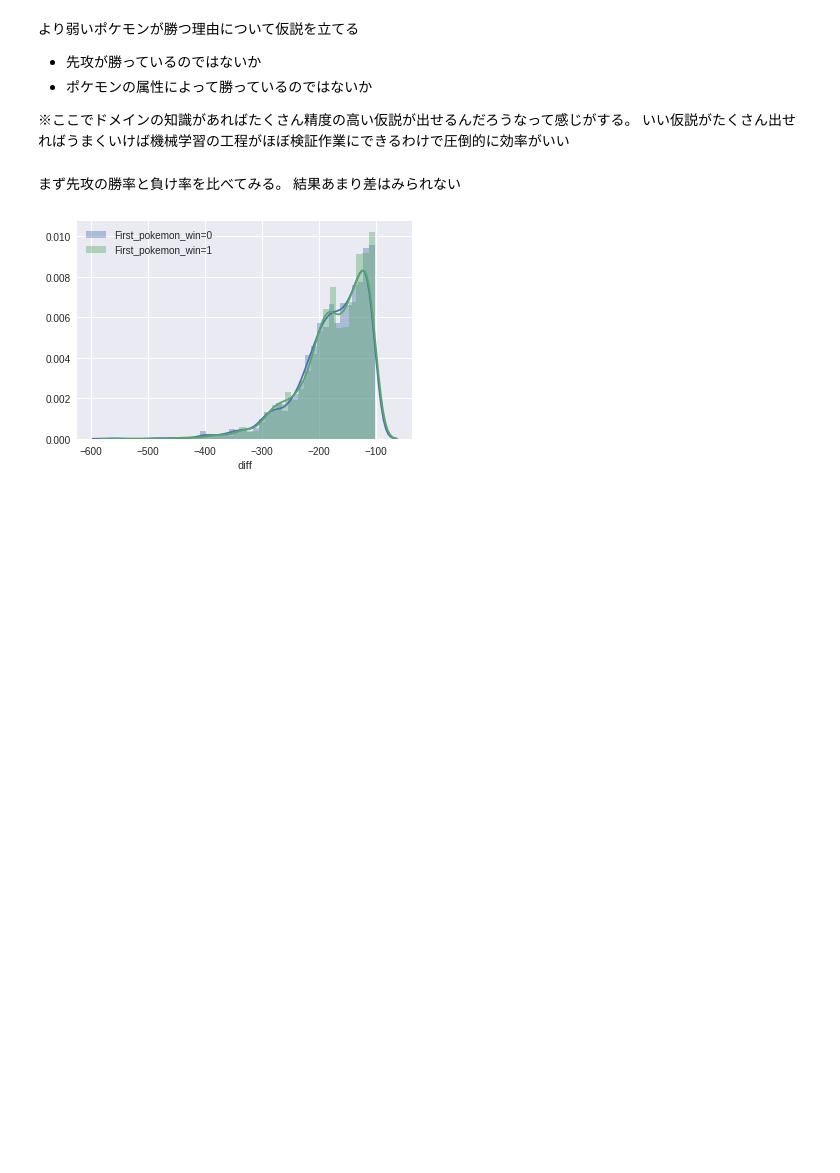
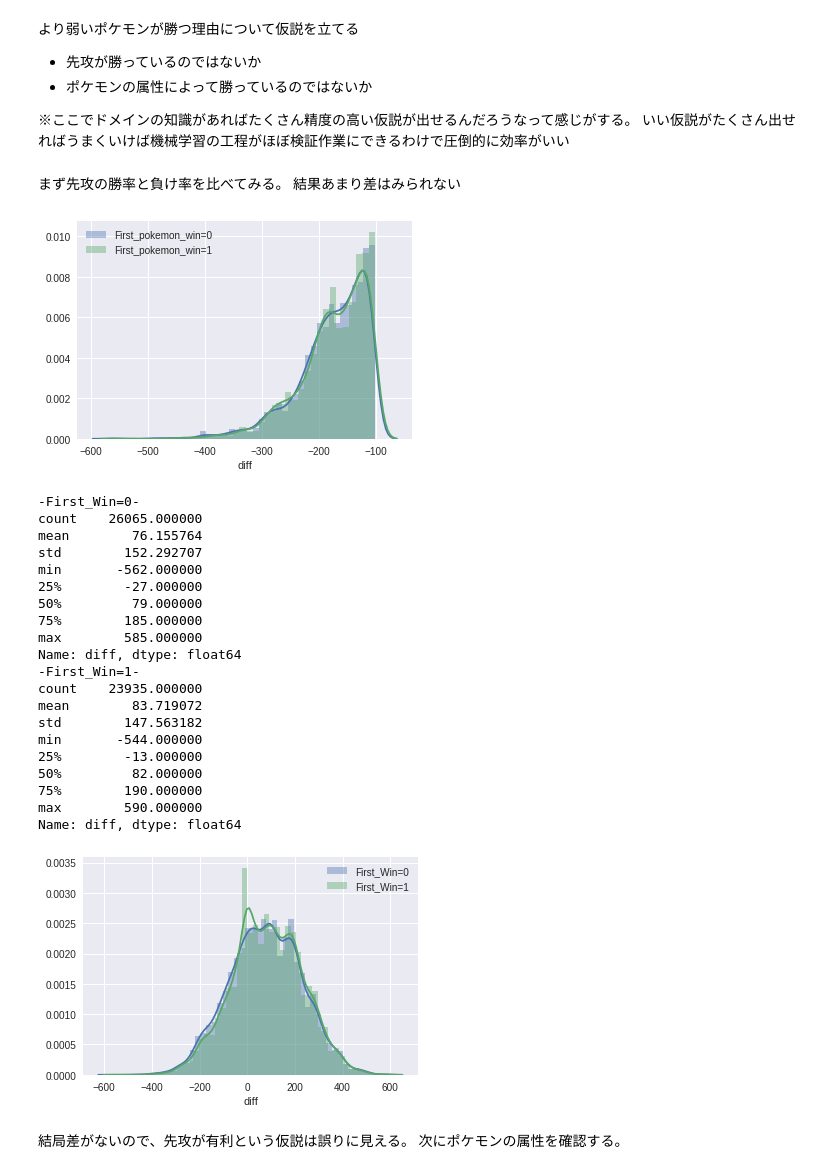
Before and after one commit to naokomada/labjupyter, a Jupyter notebook: work/kaggle/pokemon_data_science_challenge/notebook.ipynb, the cells around one changed output. Drawn from its saved outputs; the diff is of its cells as text; code cells hidden in the pictures; blank space fills up the shorter version.

```diff
--- a/work/kaggle/pokemon_data_science_challenge/notebook.ipynb
+++ b/work/kaggle/pokemon_data_science_challenge/notebook.ipynb
@@ -169,3 +195,37 @@ plt.legend()
 plt.show()
 # %% [output]
 [figure]
+# %%
+sns.distplot(combats_stats_sum[combats_stats_sum["First_Win"]==0]["diff"], label="First_Win=0")
+sns.distplot(combats_stats_sum[combats_stats_sum["First_Win"]==1]["diff"], label="First_Win=1")
+print ("-First_Win=0-")
+print (combats_stats_sum[combats_stats_sum["First_Win"]==0]["diff"].describe())
+print ("-First_Win=1-")
+print (combats_stats_sum[combats_stats_sum["First_Win"]==1]["diff"].describe())
+plt.legend()
+plt.show()
+# %% [output]
+-First_Win=0-
+count    26065.000000
+mean        76.155764
+std        152.292707
+min       -562.000000
+25%        -27.000000
+50%         79.000000
+75%        185.000000
+max        585.000000
+Name: diff, dtype: float64
+-First_Win=1-
+count    23935.000000
+mean        83.719072
+std        147.563182
+min       -544.000000
+25%        -13.000000
+50%         82.000000
+75%        190.000000
+max        590.000000
+Name: diff, dtype: float64
+[figure, added]
+# %% [markdown]
+結局差がないので、先攻が有利という仮説は誤りに見える。
+次にポケモンの属性を確認する。
```
Also changed, not shown: parts of 19 cells of this notebook.
